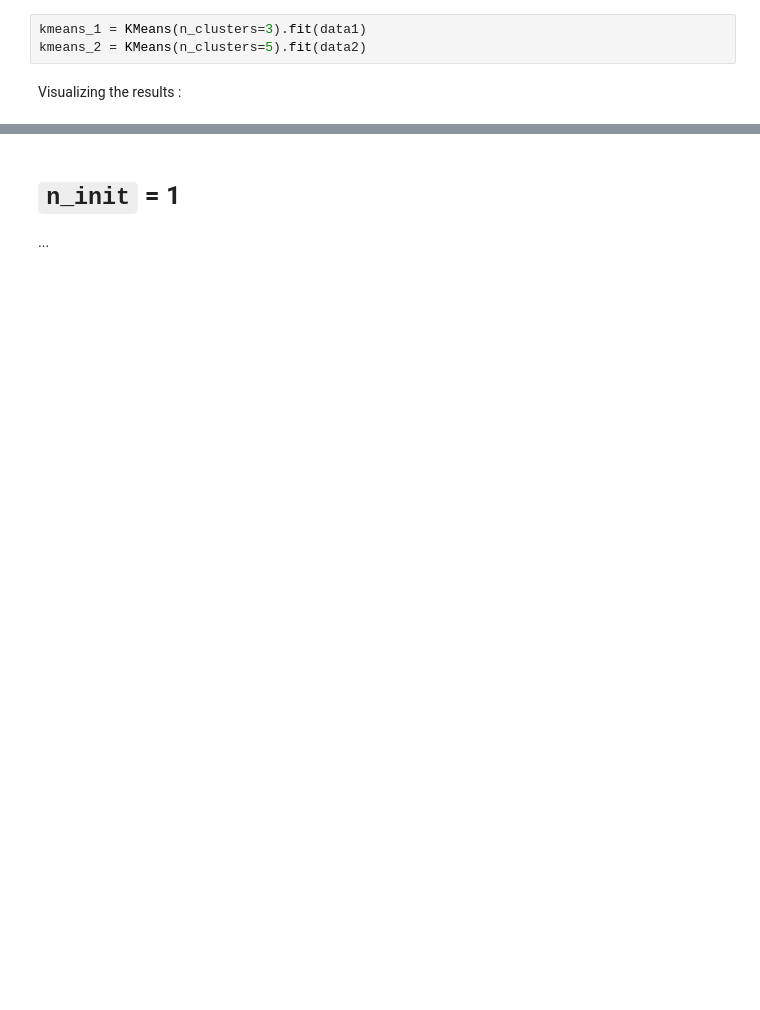
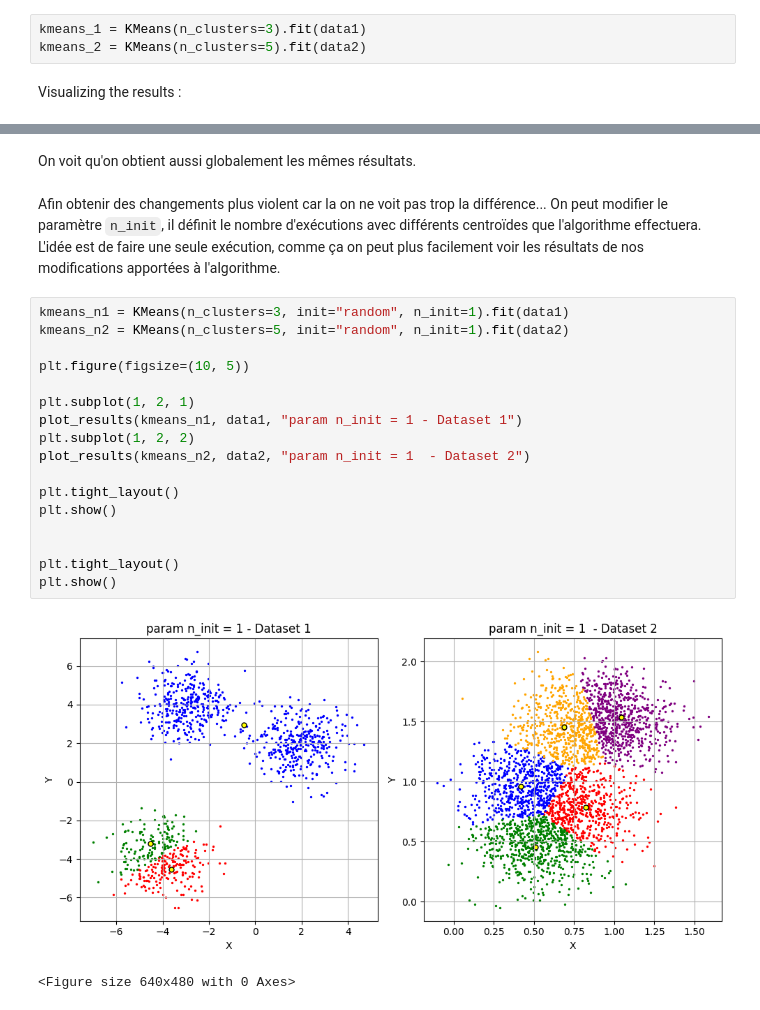
Before and after one commit to pleopleo6/FTP__ML, a Jupyter notebook: ML-PW-08-pellandini-gervasio-jaquet/ex4-clustering-pellandini-gervasio-jaquet.ipynb, the cells around one changed output, grey strips where cells are left out. Drawn from its saved outputs; the diff is of its cells as text; blank space fills up the shorter version.

```diff
--- a/ML-PW-08-pellandini-gervasio-jaquet/ex4-clustering-pellandini-gervasio-jaquet.ipynb
+++ b/ML-PW-08-pellandini-gervasio-jaquet/ex4-clustering-pellandini-gervasio-jaquet.ipynb
@@ -112,4 +111,24 @@ plt.show()
+# %% [markdown]
+On voit qu'on obtient aussi globalement les mêmes résultats.
 # %% [markdown]
-# `n_init` = 1
-
-...
+Afin obtenir des changements plus violent car la on ne voit pas trop la différence... On peut modifier le paramètre `n_init`, il définit le nombre d'exécutions avec différents centroïdes que l'algorithme effectuera. L'idée est de faire une seule exécution, comme ça on peut plus facilement voir les résultats de nos modifications apportées à l'algorithme.
+# %%
+kmeans_n1 = KMeans(n_clusters=3, init="random", n_init=1).fit(data1)
+kmeans_n2 = KMeans(n_clusters=5, init="random", n_init=1).fit(data2)
+
+plt.figure(figsize=(10, 5))
+
+plt.subplot(1, 2, 1)
+plot_results(kmeans_n1, data1, "param n_init = 1 - Dataset 1")
+plt.subplot(1, 2, 2)
+plot_results(kmeans_n2, data2, "param n_init = 1  - Dataset 2")
+
+plt.tight_layout()
+plt.show()
+
+
+plt.tight_layout()
+plt.show()
+# %% [output]
+[figure, added]
+<Figure size 640x480 with 0 Axes>
```
Also changed, not shown: parts of 14 cells of this notebook.
